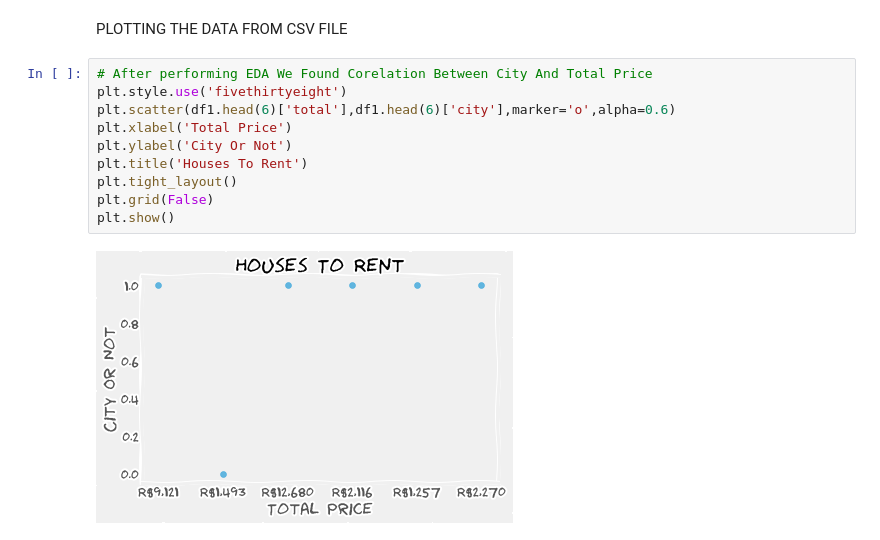
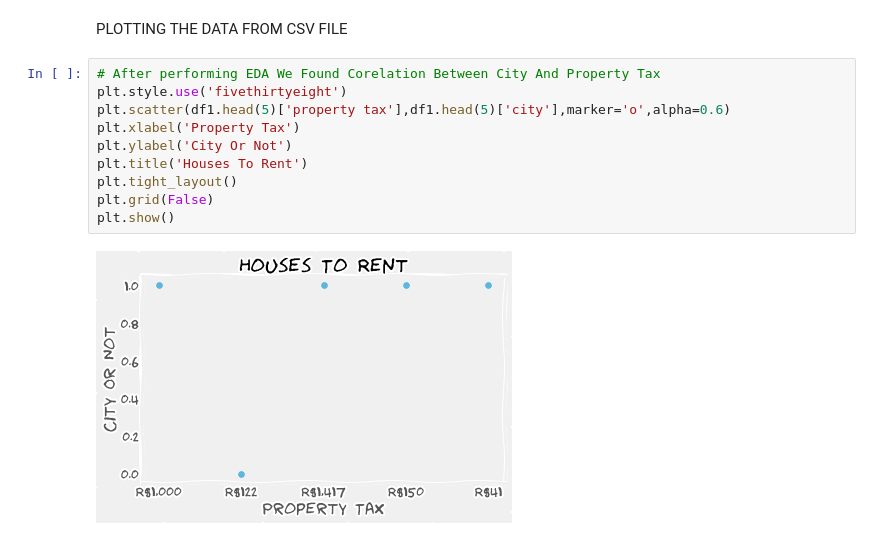
Before and after one commit to DataCrusade1999/Python, a Jupyter notebook: Matplotlib(Colab).ipynb, the cells around one changed output. Cells and saved outputs as stored; diff of their text form.

```diff
--- a/Matplotlib(Colab).ipynb
+++ b/Matplotlib(Colab).ipynb
@@ -126,14 +126,14 @@ Index(['Unnamed: 0', 'city', 'area', 'rooms', 'bathroom', 'parking spaces',
 # %% [markdown]
 PLOTTING THE DATA FROM CSV FILE
 # %%
-# After performing EDA We Found Corelation Between City And Total Price
+# After performing EDA We Found Corelation Between City And Property Tax
 plt.style.use('fivethirtyeight')
-plt.scatter(df1.head(6)['total'],df1.head(6)['city'],marker='o',alpha=0.6)
-plt.xlabel('Total Price')
+plt.scatter(df1.head(5)['property tax'],df1.head(5)['city'],marker='o',alpha=0.6)
+plt.xlabel('Property Tax')
 plt.ylabel('City Or Not')
 plt.title('Houses To Rent')
 plt.tight_layout()
 plt.grid(False)
 plt.show()
 # %% [output]
-[figure, old version]
+[figure, new version]
```
